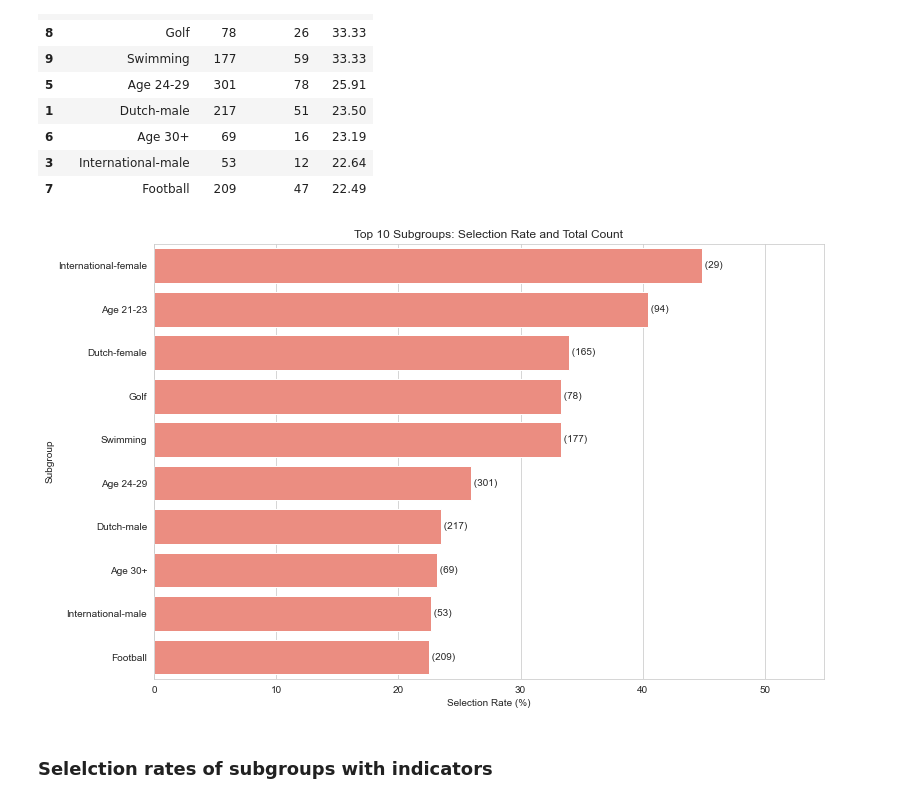
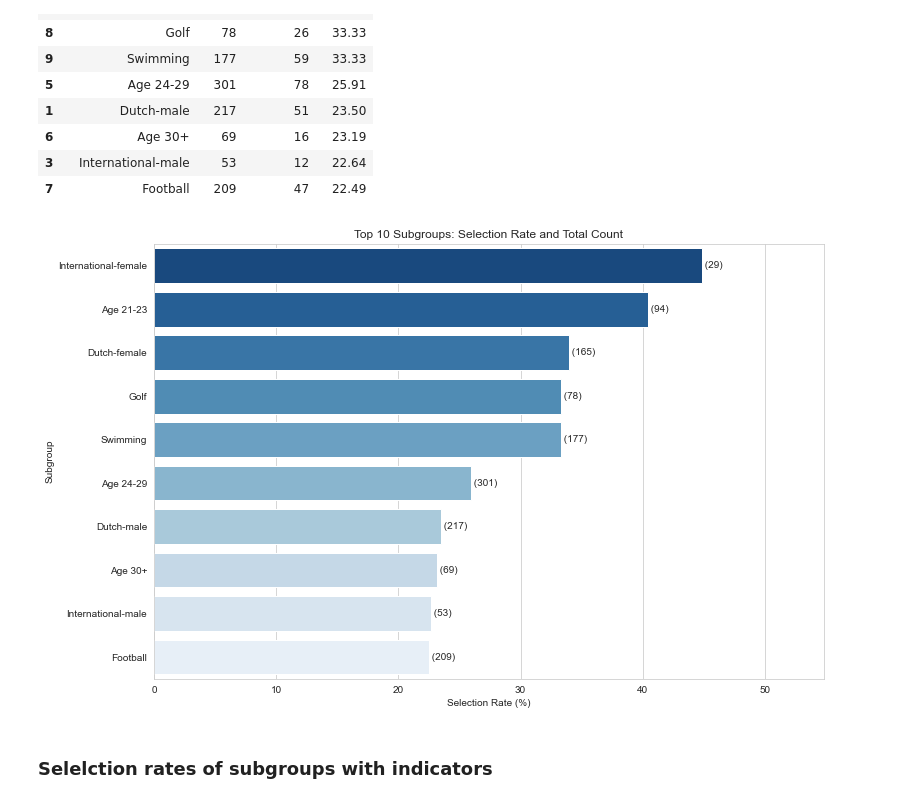
Before and after one commit to kwah-space/IDS-draft, a Jupyter notebook: A3 model.ipynb, the cells around one changed output. Saved outputs shown, nothing was run; the diff lists cells and outputs as text; code cells hidden in the pictures.

```diff
--- a/A3 model.ipynb
+++ b/A3 model.ipynb
@@ -336,20 +353,20 @@ simple_subgroup.head(10)
 | 7 | Football | 209 | 47 | 22.49 |
 # %%
 plt.figure(figsize=(12, 8))
-sns.barplot(x='Rate%', y='Subgroup', data=simple_subgroup.head(20), color=colors[0])
+sns.barplot(x='Rate%', y='Subgroup', data=simple_subgroup.head(20), palette='Blues_r')
 
 # Scatter plot for 'Total' values
 for i, total in enumerate(simple_subgroup.head(20)['Total']):
     plt.text(simple_subgroup.head(10).iloc[i]['Rate%'], i, f" ({int(total)})", va='center')
 
 plt.title('Top 10 Subgroups: Selection Rate and Total Count')
 plt.xlabel('Selection Rate (%)')
 plt.ylabel('Subgroup')
 plt.xlim([0, simple_subgroup['Rate%'].max() + 10])  # Adjust limit to accommodate text
 
 plt.show()
 # %% [output]
-[figure, old version]
+[figure, new version]
 # %% [markdown]
 ### Selelction rates of subgroups with indicators
 # %%
```
Also changed, not shown: parts of 6 cells of this notebook.
